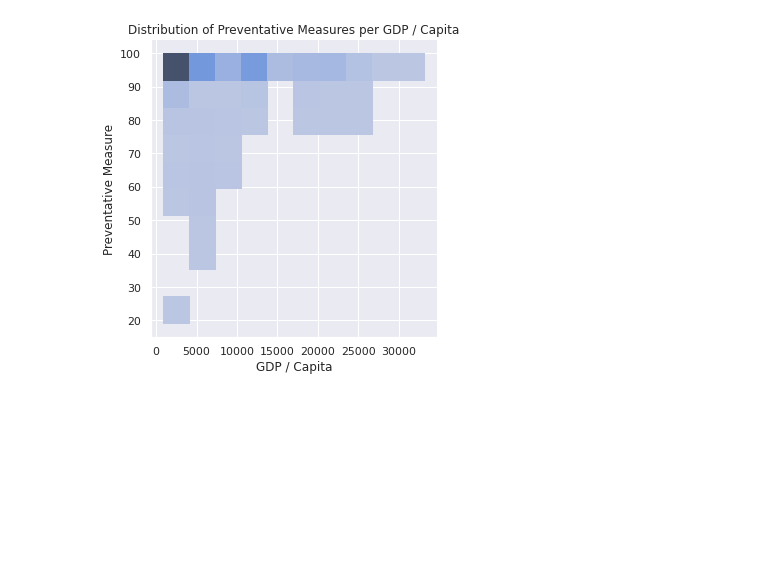
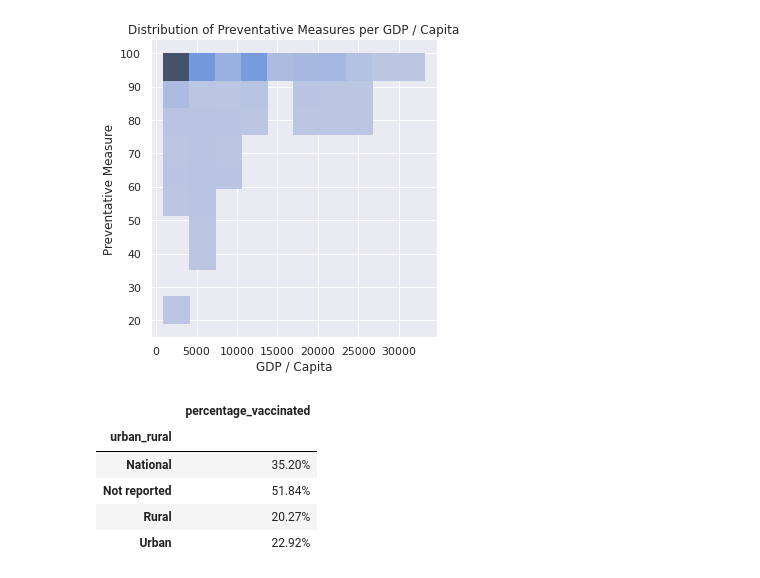
Before and after one commit to asrospie/covid_housing_eda, a Jupyter notebook: DSE_6000_Final_Project.ipynb, the cells around one changed output. Saved outputs shown, nothing was run; the diff lists cells and outputs as text; code cells hidden in the pictures; blank space fills up the shorter version.

```diff
--- a/DSE_6000_Final_Project.ipynb
+++ b/DSE_6000_Final_Project.ipynb
@@ -112,7 +112,18 @@ ax.set(title='Distribution of Preventative Measures per GDP / Capita')
 # %%
 #TODO
 
 # At least 2 queries, like using select, group by, segmentation, etc., which does not produce charts but will bring out some meaningful results that you can articulate
+df['percentage_vaccinated'] = (df['sample_subset']/df['sample_total']) *100
+relation = df.groupby('urban_rural').agg({'percentage_vaccinated': 'mean'})
+relation['percentage_vaccinated'] = relation['percentage_vaccinated']/100
+relation.style.format("{:.2%}")
+# %% [output]
+|  | percentage_vaccinated |
+| urban_rural |  |
+| National | 35.20% |
+| Not reported | 51.84% |
+| Rural | 20.27% |
+| Urban | 22.92% |
 # %%
 #TODO
 
```
